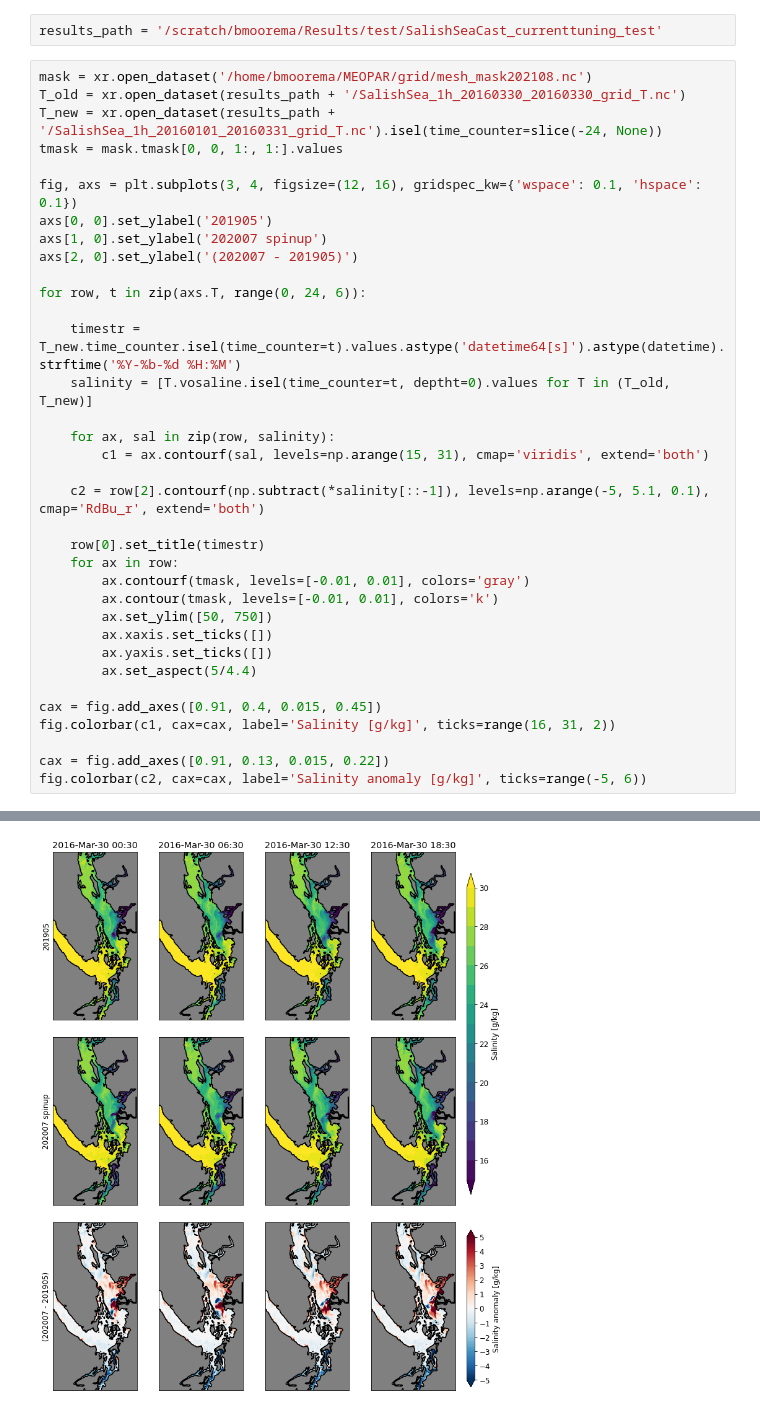
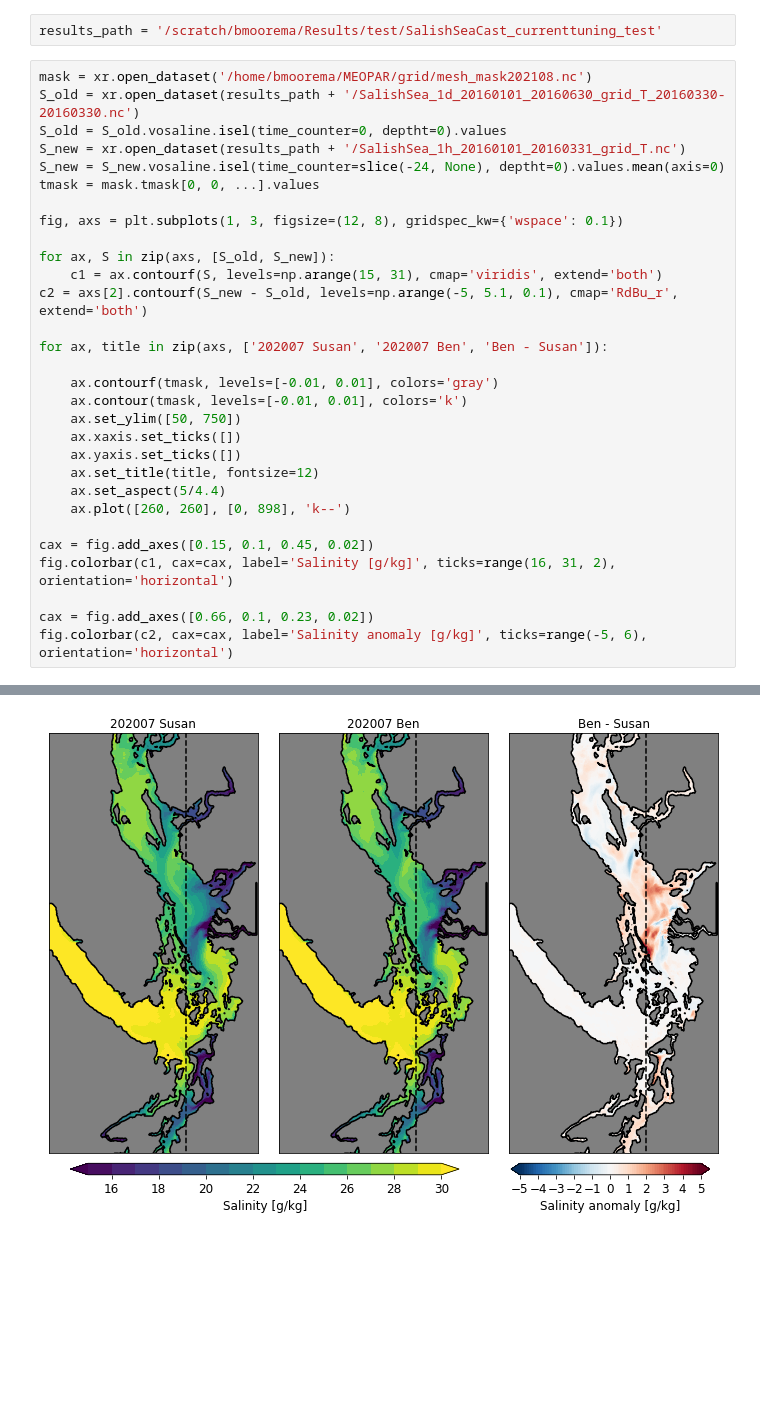
Before and after one commit to SalishSeaCast/analysis-ben, a Jupyter notebook: notebooks/graham/results_preview.ipynb, the cells around one changed output, grey strips where cells are left out. Drawn from its saved outputs; the diff is of its cells as text; blank space fills up the shorter version.

Commit message:
Updated results_preview.ipynb to compare to Susan's latest 202007 runs

```diff
--- a/notebooks/graham/results_preview.ipynb
+++ b/notebooks/graham/results_preview.ipynb
@@ -12,39 +12,34 @@ plt.rcParams['font.size'] = 12
 results_path = '/scratch/bmoorema/Results/test/SalishSeaCast_currenttuning_test'
 # %%
 mask = xr.open_dataset('/home/bmoorema/MEOPAR/grid/mesh_mask202108.nc')
-T_old = xr.open_dataset(results_path + '/SalishSea_1h_20160330_20160330_grid_T.nc')
-T_new = xr.open_dataset(results_path + '/SalishSea_1h_20160101_20160331_grid_T.nc').isel(time_counter=slice(-24, None))
-tmask = mask.tmask[0, 0, 1:, 1:].values
+S_old = xr.open_dataset(results_path + '/SalishSea_1d_20160101_20160630_grid_T_20160330-20160330.nc')
+S_old = S_old.vosaline.isel(time_counter=0, deptht=0).values
+S_new = xr.open_dataset(results_path + '/SalishSea_1h_20160101_20160331_grid_T.nc')
+S_new = S_new.vosaline.isel(time_counter=slice(-24, None), deptht=0).values.mean(axis=0)
+tmask = mask.tmask[0, 0, ...].values
 
-fig, axs = plt.subplots(3, 4, figsize=(12, 16), gridspec_kw={'wspace': 0.1, 'hspace': 0.1})
-axs[0, 0].set_ylabel('201905')
-axs[1, 0].set_ylabel('202007 spinup')
-axs[2, 0].set_ylabel('(202007 - 201905)')
+fig, axs = plt.subplots(1, 3, figsize=(12, 8), gridspec_kw={'wspace': 0.1})
 
-for row, t in zip(axs.T, range(0, 24, 6)):
+for ax, S in zip(axs, [S_old, S_new]):
+    c1 = ax.contourf(S, levels=np.arange(15, 31), cmap='viridis', extend='both')
+c2 = axs[2].contourf(S_new - S_old, levels=np.arange(-5, 5.1, 0.1), cmap='RdBu_r', extend='both')
 
-    timestr = T_new.time_counter.isel(time_counter=t).values.astype('datetime64[s]').astype(datetime).strftime('%Y-%b-%d %H:%M')
-    salinity = [T.vosaline.isel(time_counter=t, deptht=0).values for T in (T_old, T_new)]
+for ax, title in zip(axs, ['202007 Susan', '202007 Ben', 'Ben - Susan']):
 
-    for ax, sal in zip(row, salinity):
-        c1 = ax.contourf(sal, levels=np.arange(15, 31), cmap='viridis', extend='both')
+    ax.contourf(tmask, levels=[-0.01, 0.01], colors='gray')
+    ax.contour(tmask, levels=[-0.01, 0.01], colors='k')
+    ax.set_ylim([50, 750])
+    ax.xaxis.set_ticks([])
+    ax.yaxis.set_ticks([])
+    ax.set_title(title, fontsize=12)
+    ax.set_aspect(5/4.4)
+    ax.plot([260, 260], [0, 898], 'k--')
 
-    c2 = row[2].contourf(np.subtract(*salinity[::-1]), levels=np.arange(-5, 5.1, 0.1), cmap='RdBu_r', extend='both')
+cax = fig.add_axes([0.15, 0.1, 0.45, 0.02])
+fig.colorbar(c1, cax=cax, label='Salinity [g/kg]', ticks=range(16, 31, 2), orientation='horizontal')
 
-    row[0].set_title(timestr)
-    for ax in row:
-        ax.contourf(tmask, levels=[-0.01, 0.01], colors='gray')
-        ax.contour(tmask, levels=[-0.01, 0.01], colors='k')
-        ax.set_ylim([50, 750])
-        ax.xaxis.set_ticks([])
-        ax.yaxis.set_ticks([])
-        ax.set_aspect(5/4.4)
-
-cax = fig.add_axes([0.91, 0.4, 0.015, 0.45])
-fig.colorbar(c1, cax=cax, label='Salinity [g/kg]', ticks=range(16, 31, 2))
-
-cax = fig.add_axes([0.91, 0.13, 0.015, 0.22])
-fig.colorbar(c2, cax=cax, label='Salinity anomaly [g/kg]', ticks=range(-5, 6))
+cax = fig.add_axes([0.66, 0.1, 0.23, 0.02])
+fig.colorbar(c2, cax=cax, label='Salinity anomaly [g/kg]', ticks=range(-5, 6), orientation='horizontal')
 # %% [output]
 <matplotlib.colorbar.Colorbar at 0x...>
-[figure, old version]
+[figure, new version]
```
Also changed, not shown: parts of 1 cell of this notebook.
